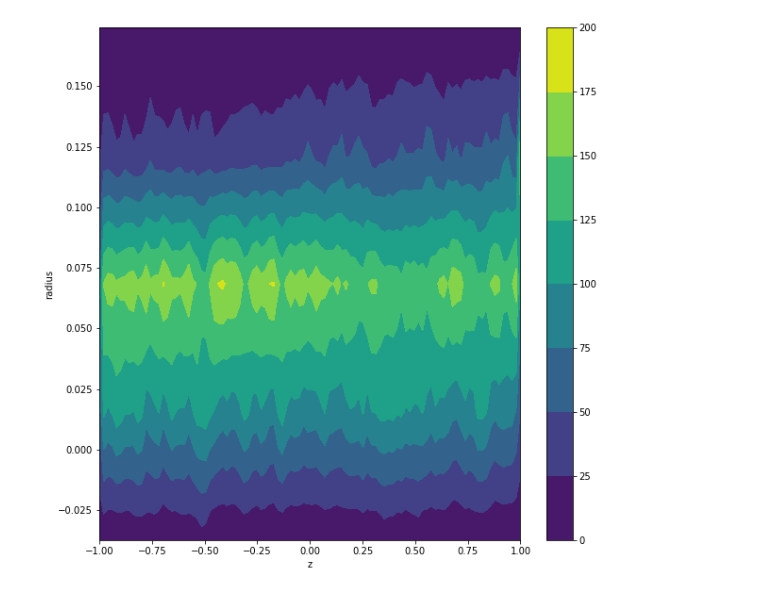
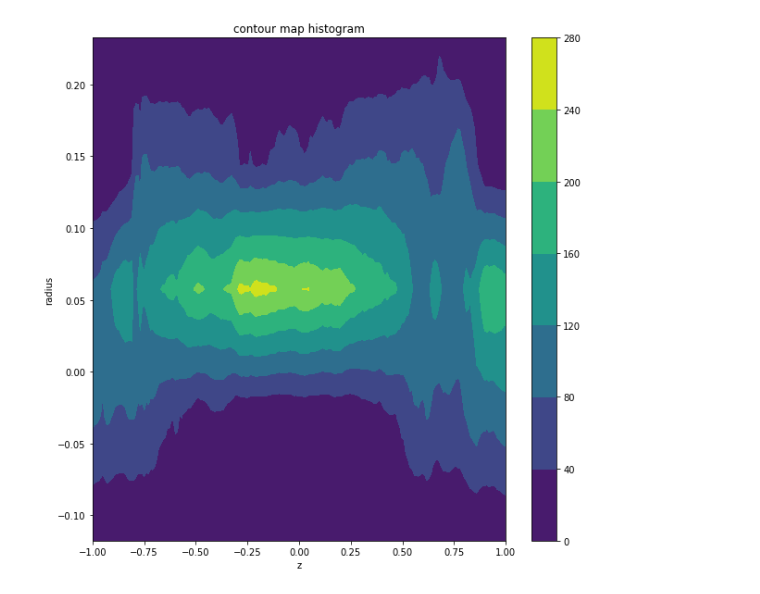
Before and after one commit to rockandsalt/image_segmentation, a Jupyter notebook: process_stack.ipynb, the cells around one changed output. Drawn from its saved outputs; the diff is of its cells as text; code cells hidden in the pictures.

```diff
--- a/process_stack.ipynb
+++ b/process_stack.ipynb
@@ -107,23 +182,28 @@ plt.show()
 # %%
 import numpy.ma as ma
+
+def interpolate(pt_cloud,x,y):
+    triang = tri.Triangulation(pt_cloud[:,1], pt_cloud[:,2])
+    interpolator = tri.LinearTriInterpolator(triang, pt_cloud[:,0])
+    return interpolator(Xi, Yi)
 
 norm_pt_cloud_na = np.copy(pt_cloud_cyl)
 norm_pt_cloud_na[:,0] = norm_pt_cloud_na[:,0] - 5.8/2
 
-z_res = 100
+z_res = 200
 theta_res = 300
 r_res = 5
 
 r_delta_max = np.max(norm_pt_cloud_na[:,0])
 r_delta_min = np.min(norm_pt_cloud_na[:,0])
 zz = np.linspace(-1.00,1.00,z_res)
-
-triang = tri.Triangulation(norm_pt_cloud_na[:,1], norm_pt_cloud_na[:,2])
-interpolator = tri.LinearTriInterpolator(triang, norm_pt_cloud_na[:,0])
-Xi, Yi = np.meshgrid(np.linspace(0,2*np.pi,theta_res), zz)
-r = interpolator(Xi, Yi)
-dist = np.zeros((z_res,r_res))
-
-for i in range(z_res):
-    bined, bin_edge=np.histogram(r[i,:],bins=r_res,range=(r_delta_min,r_delta_max))
-    dist[i] = bined
+Xi, Yi = np.meshgrid(np.linspace(0,2*np.pi,theta_res),zz)
+r = interpolate(norm_pt_cloud_na,Xi, Yi)
+# %%
+from skimage.filters import gaussian
+smoothed = gaussian(r,sigma = 1)
+fig,ax = plt.subplots(figsize=(10,10))
+ax.set_title('contour map of radius diff')
+cf = ax.contourf(Xi, Yi,smoothed)
+fig.colorbar(cf)
+plt.show()
@@ -130,10 +212,17 @@ for i in range(z_res):
+# %%
+dist_s = np.zeros((z_res,r_res))
+bin_edge = np.linspace(r_delta_min,r_delta_max,r_res+1)
+for i in range(z_res):
+    bined, bin_edge=np.histogram(smoothed[i,:],bins=bin_edge)
+    dist_s[i] = bined
 # %%
 fig,ax = plt.subplots(figsize=(10,10))
 Zi,bini = np.meshgrid(zz,np.linspace(r_delta_min,r_delta_max,r_res))
-cf = ax.contourf(Zi,bini,dist.T)
+cf = ax.contourf(Zi,bini,dist_s.T)
 fig.colorbar(cf)
+ax.set_title('contour map histogram')
 ax.set_xlabel("z")
 ax.set_ylabel("radius")
 plt.show()
 # %% [output]
-[figure, old version]
+[figure, new version]
```
Also changed, not shown: parts of 17 cells of this notebook.
